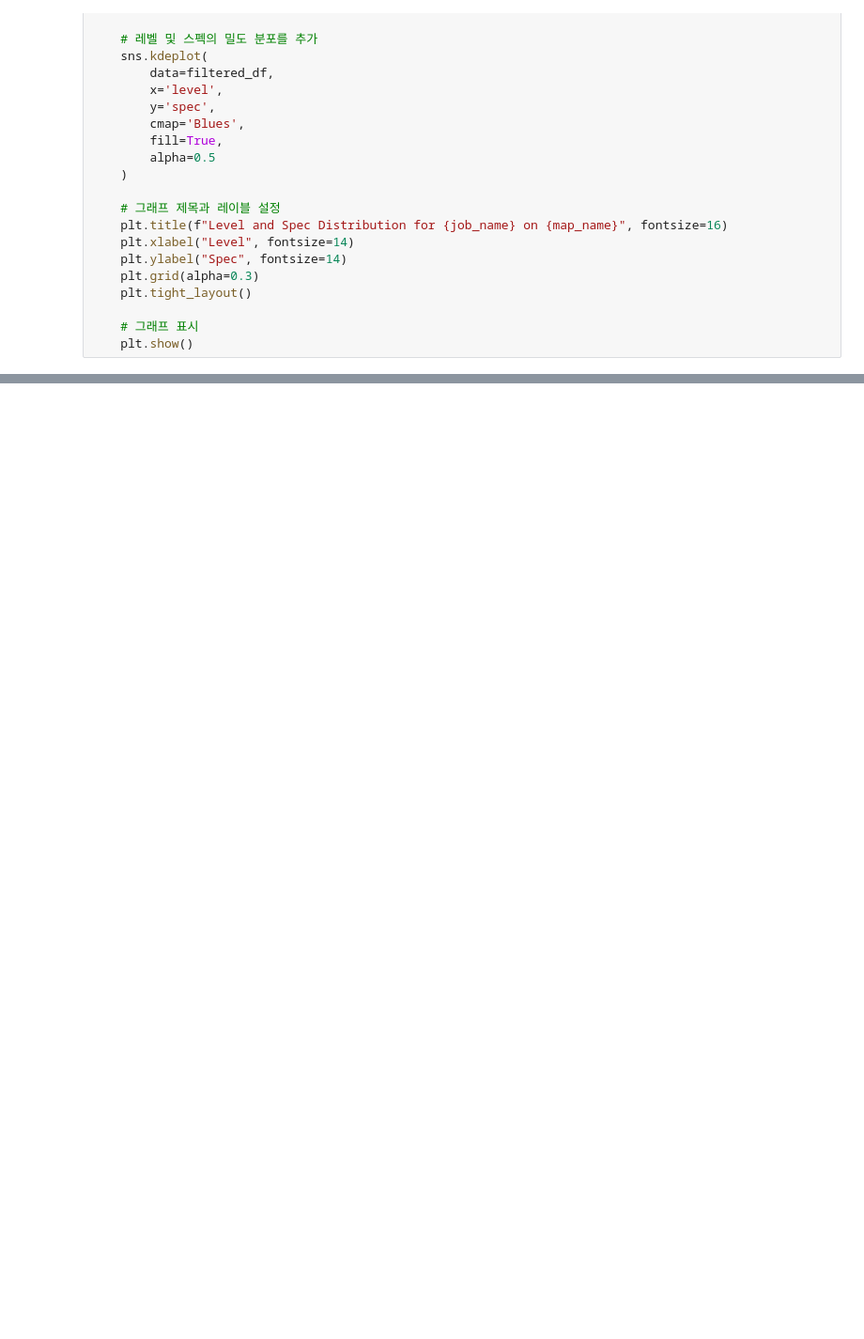
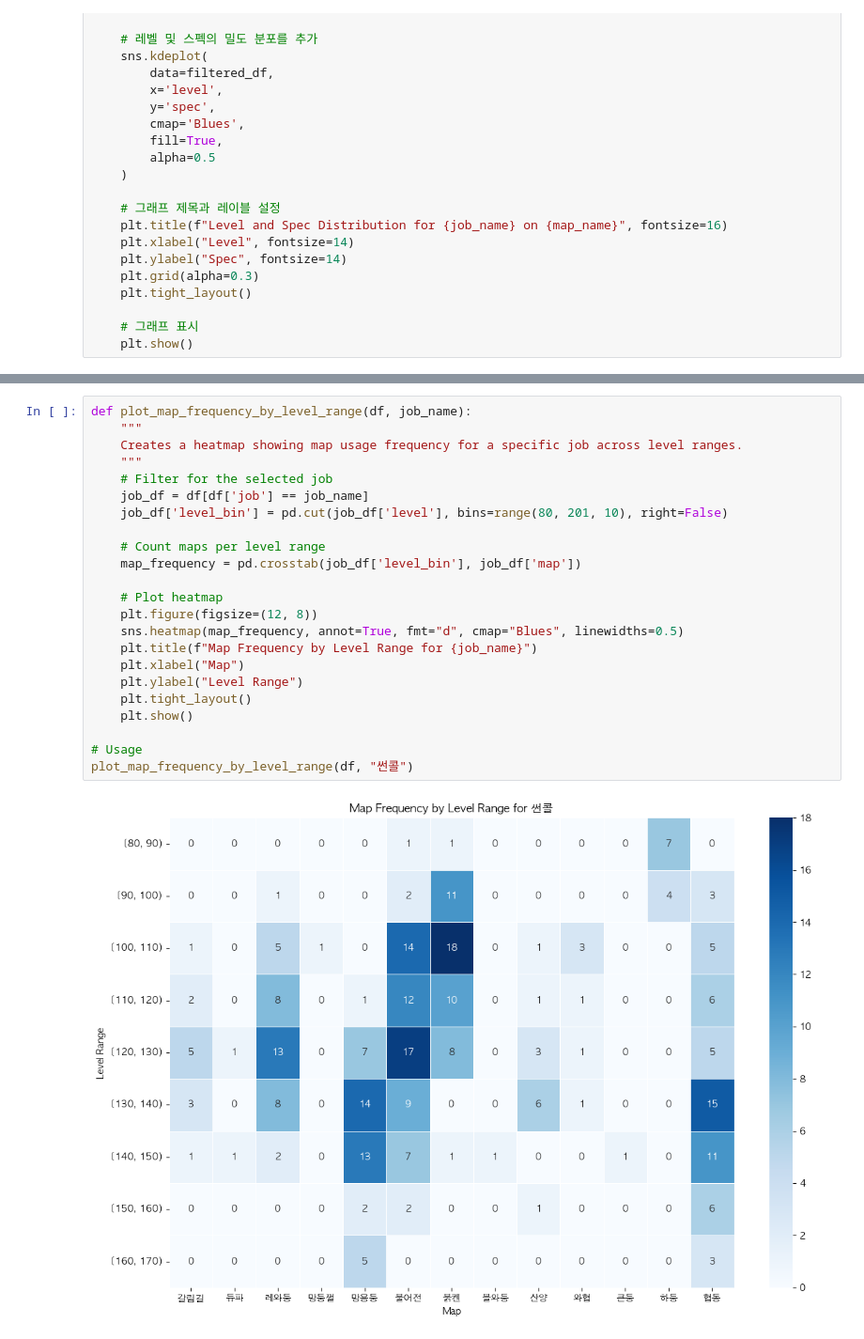
Before and after one commit to jongwonIee/mapleland, a Jupyter notebook: party/main.ipynb, the cells around one changed output, grey strips where cells are left out. Shown at 94% size. Drawn from its saved outputs; the diff is of its cells as text; blank space fills up the shorter version.

```diff
--- a/party/main.ipynb
+++ b/party/main.ipynb
@@ -998,3 +1164,28 @@ def plot_level_spec_distribution_of_job(df, job_name):
+# %%
+def plot_map_frequency_by_level_range(df, job_name):
+    """
+    Creates a heatmap showing map usage frequency for a specific job across level ranges.
+    """
+    # Filter for the selected job
+    job_df = df[df['job'] == job_name]
+    job_df['level_bin'] = pd.cut(job_df['level'], bins=range(80, 201, 10), right=False)
+
+    # Count maps per level range
+    map_frequency = pd.crosstab(job_df['level_bin'], job_df['map'])
+
+    # Plot heatmap
+    plt.figure(figsize=(12, 8))
+    sns.heatmap(map_frequency, annot=True, fmt="d", cmap="Blues", linewidths=0.5)
+    plt.title(f"Map Frequency by Level Range for {job_name}")
+    plt.xlabel("Map")
+    plt.ylabel("Level Range")
+    plt.tight_layout()
+    plt.show()
+
+# Usage
+plot_map_frequency_by_level_range(df, "썬콜")
+# %% [output]
+[figure, added]
 # %%
 map_dist(df)
 job_dist(df)
```
Also changed, not shown: parts of 20 cells of this notebook, 42 other files.
